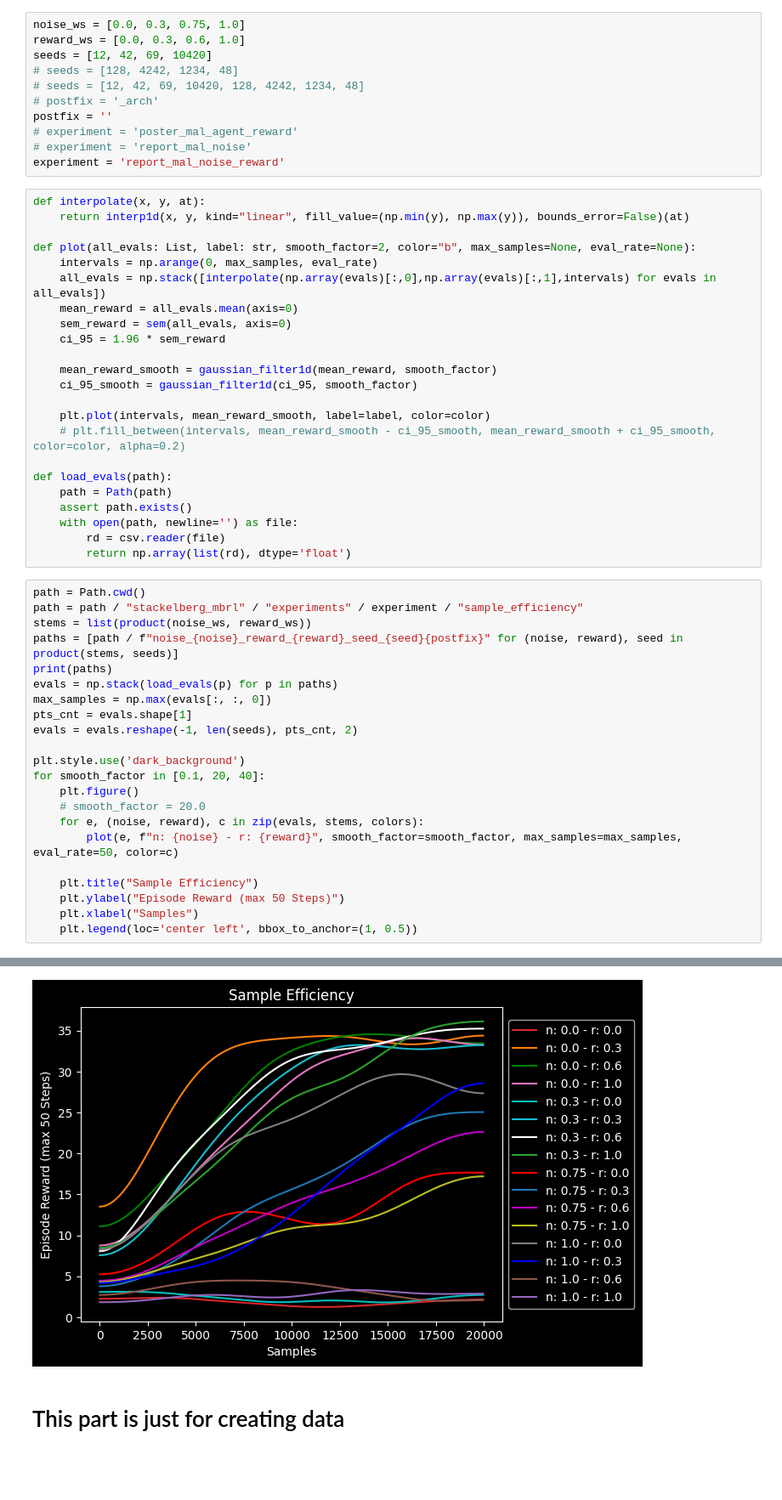
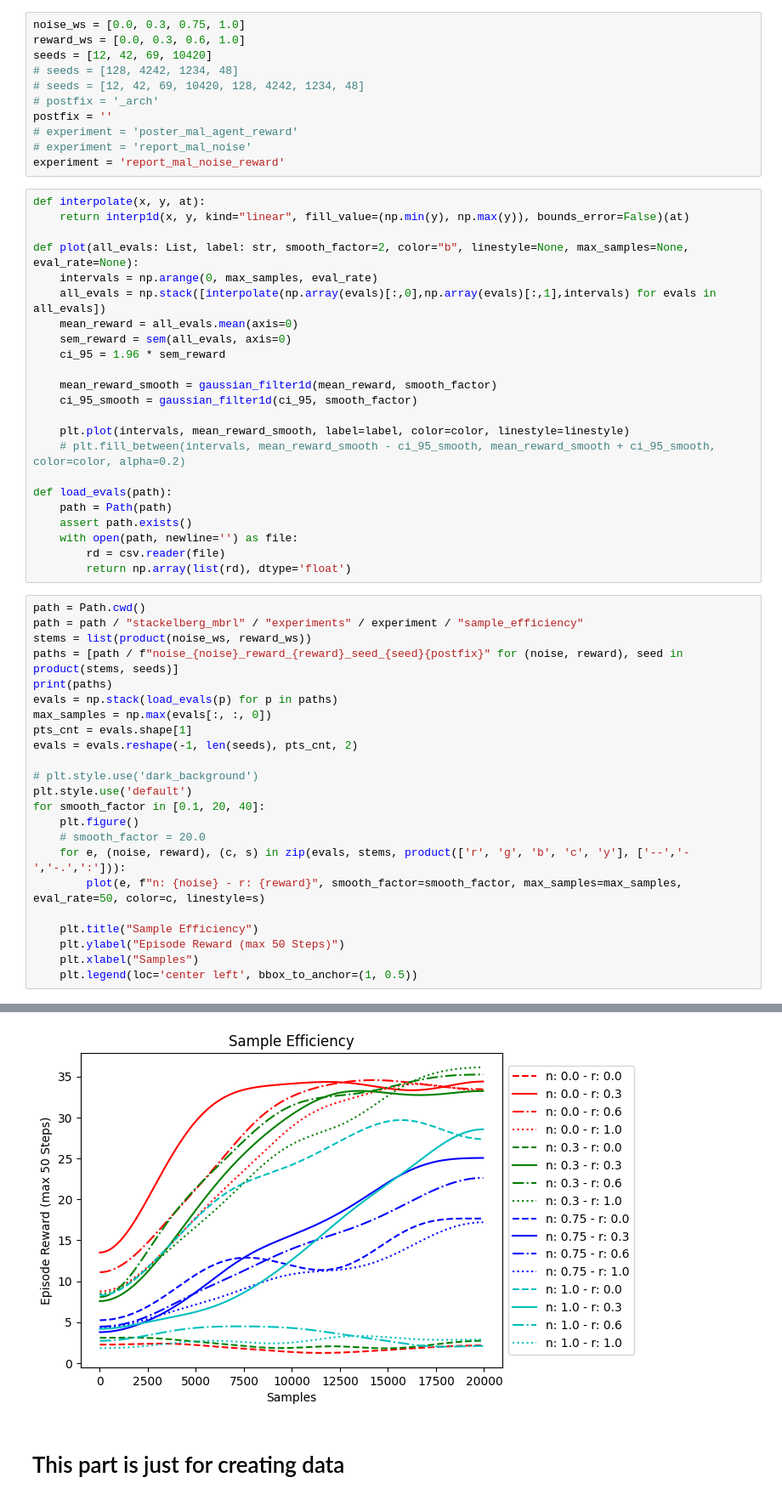
Before and after one commit to nilscrm/stackelberg-ml, a Jupyter notebook: graph.ipynb, the cells around one changed output, grey strips where cells are left out. Shown at 85% size. Cells and saved outputs as stored; diff of their text form; blank space fills up the shorter version.

Commit message:
better graphs

```diff
--- a/graph.ipynb
+++ b/graph.ipynb
@@ -33,7 +33,7 @@ experiment = 'report_mal_noise_reward'
 def interpolate(x, y, at):
     return interp1d(x, y, kind="linear", fill_value=(np.min(y), np.max(y)), bounds_error=False)(at)
 
-def plot(all_evals: List, label: str, smooth_factor=2, color="b", max_samples=None, eval_rate=None):
+def plot(all_evals: List, label: str, smooth_factor=2, color="b", linestyle=None, max_samples=None, eval_rate=None):
     intervals = np.arange(0, max_samples, eval_rate)
     all_evals = np.stack([interpolate(np.array(evals)[:,0],np.array(evals)[:,1],intervals) for evals in all_evals])
     mean_reward = all_evals.mean(axis=0)
@@ -43,7 +43,7 @@ def plot(all_evals: List, label: str, smooth_factor=2, color="b", max_samples=No
     mean_reward_smooth = gaussian_filter1d(mean_reward, smooth_factor)
     ci_95_smooth = gaussian_filter1d(ci_95, smooth_factor)
 
-    plt.plot(intervals, mean_reward_smooth, label=label, color=color)
+    plt.plot(intervals, mean_reward_smooth, label=label, color=color, linestyle=linestyle)
     # plt.fill_between(intervals, mean_reward_smooth - ci_95_smooth, mean_reward_smooth + ci_95_smooth, color=color, alpha=0.2)
 
 def load_evals(path):
@@ -63,12 +63,13 @@ max_samples = np.max(evals[:, :, 0])
 pts_cnt = evals.shape[1]
 evals = evals.reshape(-1, len(seeds), pts_cnt, 2)
 
-plt.style.use('dark_background')
+# plt.style.use('dark_background')
+plt.style.use('default')
 for smooth_factor in [0.1, 20, 40]:
     plt.figure()
     # smooth_factor = 20.0
-    for e, (noise, reward), c in zip(evals, stems, colors):
-        plot(e, f"n: {noise} - r: {reward}", smooth_factor=smooth_factor, max_samples=max_samples, eval_rate=50, color=c)
+    for e, (noise, reward), (c, s) in zip(evals, stems, product(['r', 'g', 'b', 'c', 'y'], ['--','-','-.',':'])):
+        plot(e, f"n: {noise} - r: {reward}", smooth_factor=smooth_factor, max_samples=max_samples, eval_rate=50, color=c, linestyle=s)
 
     plt.title("Sample Efficiency")
     plt.ylabel("Episode Reward (max 50 Steps)")
@@ -81,4 +82,4 @@ for smooth_factor in [0.1, 20, 40]:
-[figure, old version]
+[figure, new version]
 # %% [markdown]
 # This part is just for creating data
 # %%
```
Also changed, not shown: parts of 2 cells of this notebook.
